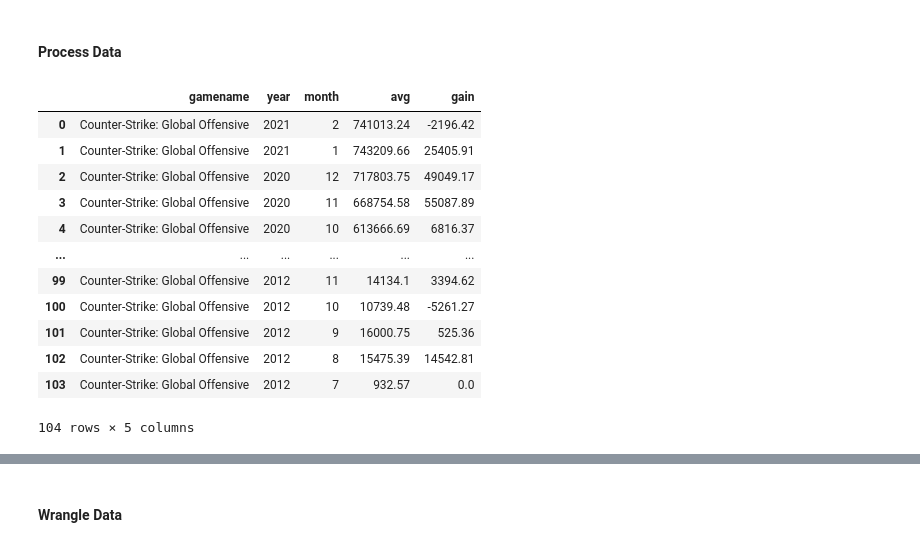
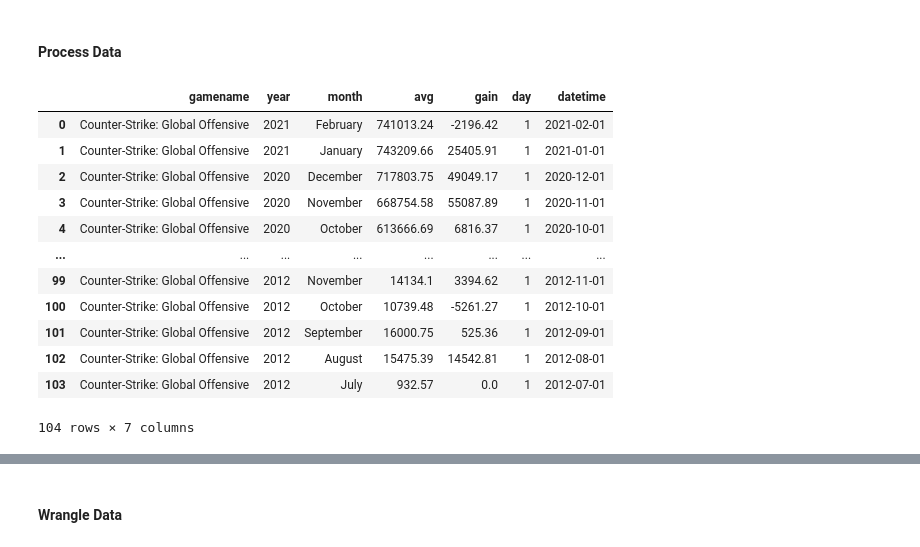
Before and after one commit to data301-2021-winter1/project-group01-project, a Jupyter notebook: notebooks/analysis1.ipynb, the cells around one changed output, grey strips where cells are left out. Drawn from its saved outputs; the diff is of its cells as text; code cells hidden in the pictures.

```diff
--- a/notebooks/analysis1.ipynb
+++ b/notebooks/analysis1.ipynb
@@ -56,4 +41,7 @@ df_csgo
 #### Clean Data
 # %%
 df_csgo['gain'].fillna(0, inplace=True)
+df_csgo.pop('peak')
+df_csgo.pop('avg_peak_perc')
+df_csgo.pop('gamename')
 df_csgo
@@ -98,20 +50,22 @@ df_csgo
 # %%
 df_csgo = df_csgo.convert_dtypes()
 #df_csgo['avg_peak_perc'] = pd.to_numeric(df_csgo['avg_peak_perc'].str.strip('%')).div(100)
-df_csgo['month'] = df_csgo['month'].replace(['February ', 'January ', 'December ', 'November ', 'October ', 'September ', 'August ', 'July ', 'June ', 'May ', 'April ', 'March '], ['2', '1', '12', '11', '10', '9', '8', '7', '6', '5', '4', '3'])
-df_csgo['month'] = df_csgo['month'].astype('int64')
+# df_csgo['month'] = df_csgo['month'].replace(['February ', 'January ', 'December ', 'November ', 'October ', 'September ', 'August ', 'July ', 'June ', 'May ', 'April ', 'March '], ['2', '1', '12', '11', '10', '9', '8', '7', '6', '5', '4', '3'])
+# df_csgo['month'] = df_csgo['month'].astype('int64')
+df_csgo['day'] = '1'
+df_csgo['datetime'] = pd.to_datetime(df_csgo['year'].astype(str)  + df_csgo['month'] + df_csgo['day'], format='%Y%B%d')
 df_csgo
 # %% [output]
-|  | gamename | year | month | avg | gain |
-| 0 | Counter-Strike: Global Offensive | 2021 | 2 | 741013.24 | -2196.42 |
-| 1 | Counter-Strike: Global Offensive | 2021 | 1 | 743209.66 | 25405.91 |
-| 2 | Counter-Strike: Global Offensive | 2020 | 12 | 717803.75 | 49049.17 |
-| 3 | Counter-Strike: Global Offensive | 2020 | 11 | 668754.58 | 55087.89 |
-| 4 | Counter-Strike: Global Offensive | 2020 | 10 | 613666.69 | 6816.37 |
-| ... | ... | ... | ... | ... | ... |
-| 99 | Counter-Strike: Global Offensive | 2012 | 11 | 14134.1 | 3394.62 |
-| 100 | Counter-Strike: Global Offensive | 2012 | 10 | 10739.48 | -5261.27 |
-| 101 | Counter-Strike: Global Offensive | 2012 | 9 | 16000.75 | 525.36 |
-| 102 | Counter-Strike: Global Offensive | 2012 | 8 | 15475.39 | 14542.81 |
-| 103 | Counter-Strike: Global Offensive | 2012 | 7 | 932.57 | 0.0 |
+|  | gamename | year | month | avg | gain | day | datetime |
+| 0 | Counter-Strike: Global Offensive | 2021 | February | 741013.24 | -2196.42 | 1 | 2021-02-01 |
+| 1 | Counter-Strike: Global Offensive | 2021 | January | 743209.66 | 25405.91 | 1 | 2021-01-01 |
+| 2 | Counter-Strike: Global Offensive | 2020 | December | 717803.75 | 49049.17 | 1 | 2020-12-01 |
+| 3 | Counter-Strike: Global Offensive | 2020 | November | 668754.58 | 55087.89 | 1 | 2020-11-01 |
+| 4 | Counter-Strike: Global Offensive | 2020 | October | 613666.69 | 6816.37 | 1 | 2020-10-01 |
+| ... | ... | ... | ... | ... | ... | ... | ... |
+| 99 | Counter-Strike: Global Offensive | 2012 | November | 14134.1 | 3394.62 | 1 | 2012-11-01 |
+| 100 | Counter-Strike: Global Offensive | 2012 | October | 10739.48 | -5261.27 | 1 | 2012-10-01 |
+| 101 | Counter-Strike: Global Offensive | 2012 | September | 16000.75 | 525.36 | 1 | 2012-09-01 |
+| 102 | Counter-Strike: Global Offensive | 2012 | August | 15475.39 | 14542.81 | 1 | 2012-08-01 |
+| 103 | Counter-Strike: Global Offensive | 2012 | July | 932.57 | 0.0 | 1 | 2012-07-01 |
-104 rows × 5 columns
+104 rows × 7 columns
```
Also changed, not shown: parts of 20 cells of this notebook.
